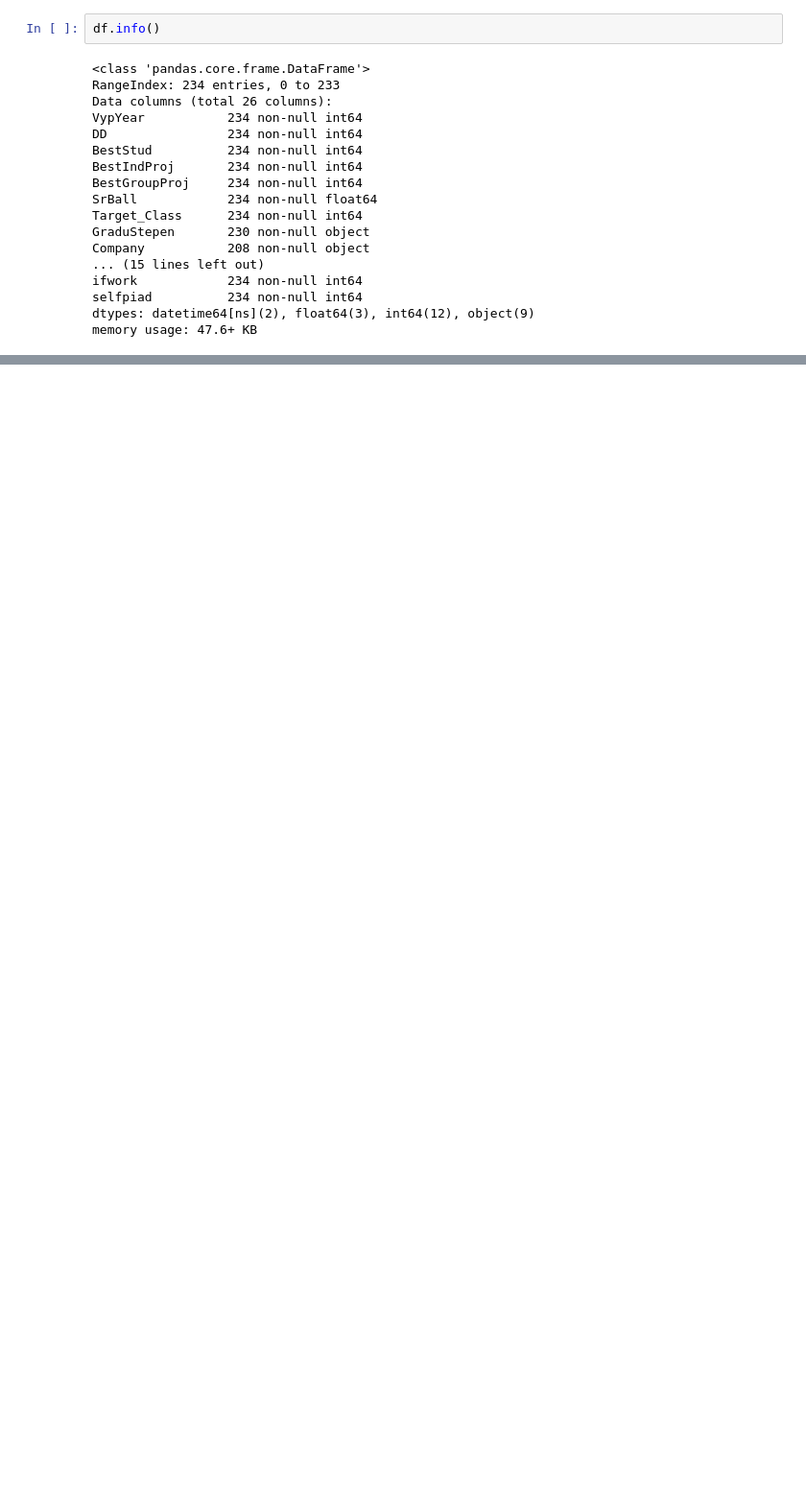
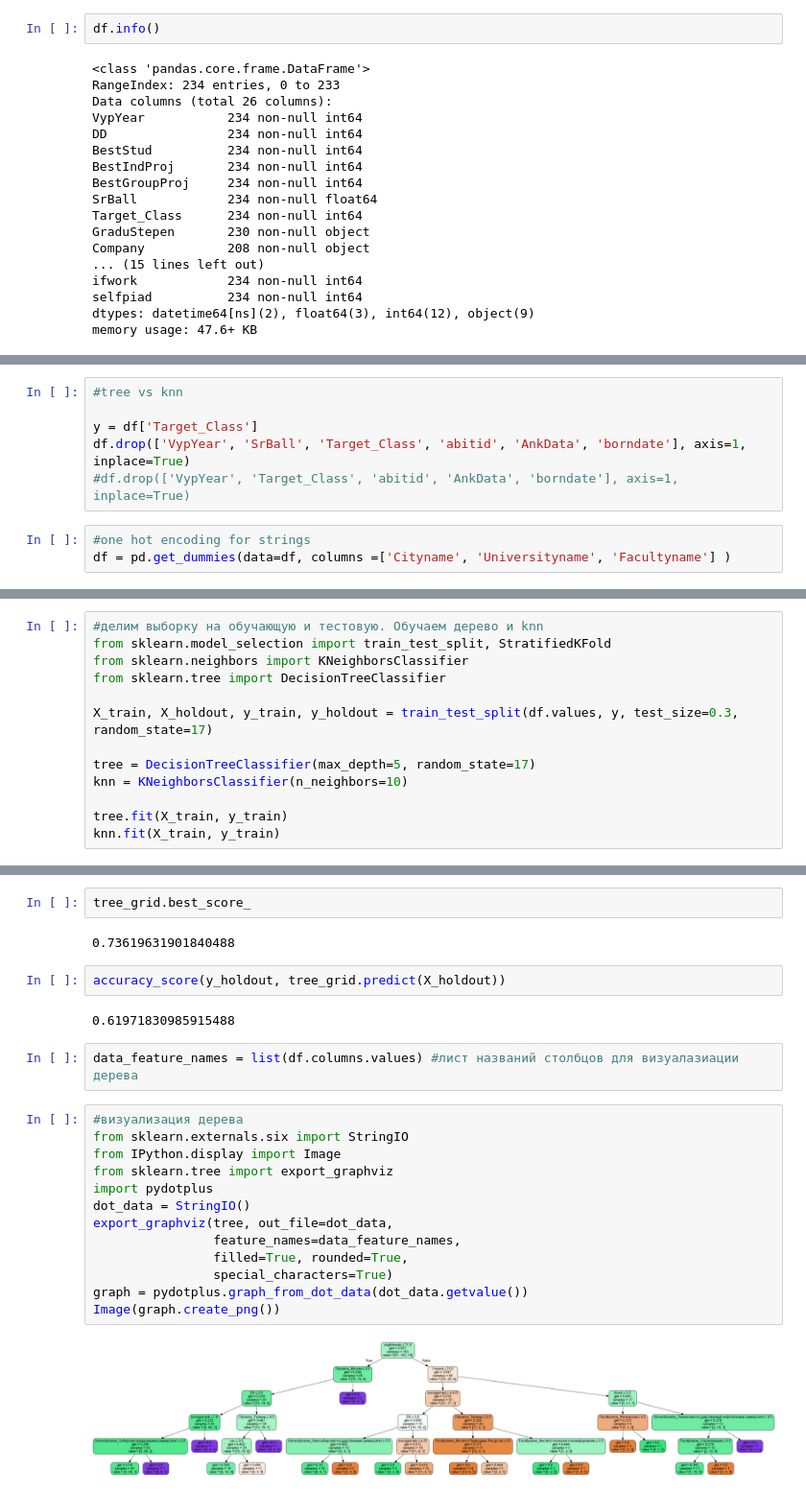
Before and after one commit to GlebShish/Abiturient, a Jupyter notebook: Abitur_project.ipynb, the cells around one changed output, grey strips where cells are left out. Shown: that part at 96% size. Drawn from its saved outputs; the diff is of its cells as text; blank space fills up the shorter version.

```diff
--- a/Abitur_project.ipynb
+++ b/Abitur_project.ipynb
@@ -199,3 +181,12 @@ iplot(fig, show_link = False)
 [interactive output not drawn]
 [interactive output not drawn]
 [interactive output not drawn]
+# %%
+#tree vs knn
+
+y = df['Target_Class']
+df.drop(['VypYear', 'SrBall', 'Target_Class', 'abitid', 'AnkData', 'borndate'], axis=1, inplace=True)
+#df.drop(['VypYear', 'Target_Class', 'abitid', 'AnkData', 'borndate'], axis=1, inplace=True)
+# %%
+#one hot encoding for strings
+df = pd.get_dummies(data=df, columns =['Cityname', 'Universityname', 'Facultyname'] )
@@ -201,0 +222,14 @@ iplot(fig, show_link = False)
+# %%
+#делим выборку на обучающую и тестовую. Обучаем дерево и knn
+from sklearn.model_selection import train_test_split, StratifiedKFold
+from sklearn.neighbors import KNeighborsClassifier
+from sklearn.tree import DecisionTreeClassifier
+
+X_train, X_holdout, y_train, y_holdout = train_test_split(df.values, y, test_size=0.3,
+random_state=17)
+
+tree = DecisionTreeClassifier(max_depth=5, random_state=17)
+knn = KNeighborsClassifier(n_neighbors=10)
+
+tree.fit(X_train, y_train)
+knn.fit(X_train, y_train)
@@ -201,0 +288,25 @@ iplot(fig, show_link = False)
+# %%
+tree_grid.best_score_
+# %% [output]
+0.73619631901840488
+# %%
+accuracy_score(y_holdout, tree_grid.predict(X_holdout))
+# %% [output]
+0.61971830985915488
+# %%
+data_feature_names = list(df.columns.values) #лист названий столбцов для визуалазиации дерева
+# %%
+#визуализация дерева
+from sklearn.externals.six import StringIO
+from IPython.display import Image
+from sklearn.tree import export_graphviz
+import pydotplus
+dot_data = StringIO()
+export_graphviz(tree, out_file=dot_data,
+                feature_names=data_feature_names,
+                filled=True, rounded=True,
+                special_characters=True)
+graph = pydotplus.graph_from_dot_data(dot_data.getvalue())
+Image(graph.create_png())
+# %% [output]
+[figure, added]
```
Also changed, not shown: parts of 20 cells of this notebook.
